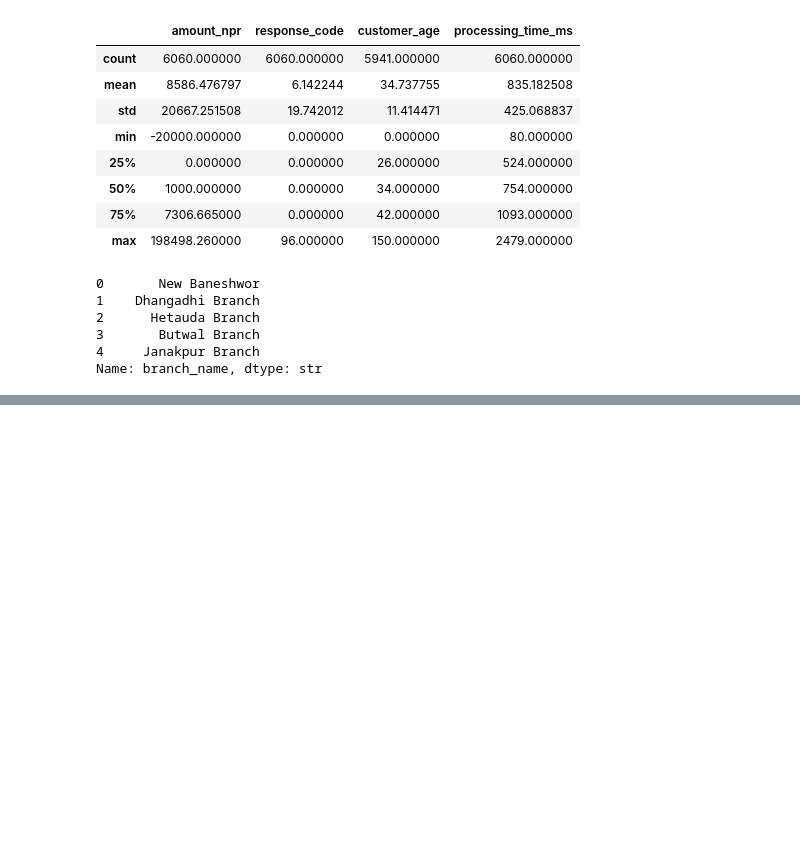
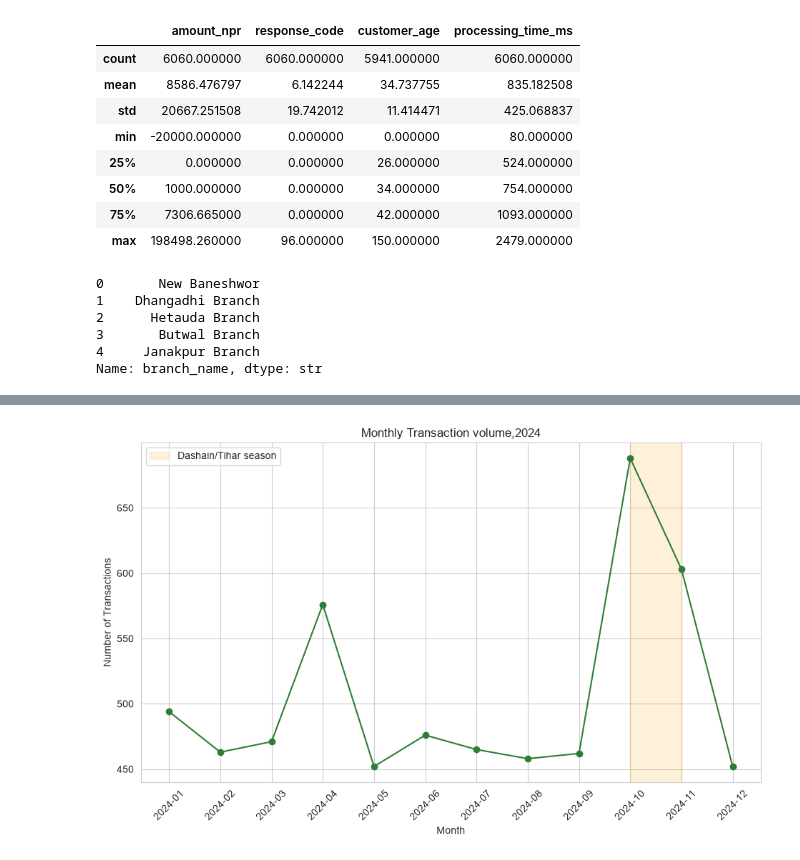
Before and after one commit to udita04/PRG200, a Jupyter notebook: wk5 vcs/wk5.ipynb, the cells around one changed output, grey strips where cells are left out. Cells and saved outputs as stored; diff of their text form; code cells hidden in the pictures; blank space fills up the shorter version.

```diff
--- a/wk5 vcs/wk5.ipynb
+++ b/wk5 vcs/wk5.ipynb
@@ -117,0 +232,14 @@ Name: branch_name, dtype: str
+# %%
+monthly=df.groupby("year_month").size()
+plt.figure()
+plt.plot(monthly.index,monthly.values,marker="o",color="#2E7D32")
+plt.title("Monthly Transaction volume,2024")
+plt.xlabel("Month")
+plt.ylabel("Number of Transactions")
+plt.xticks(rotation=45)
+plt.axvspan("2024-10","2024-11",color="orange",alpha=0.15,label="Dashain/Tihar season")
+plt.legend()
+plt.tight_layout()
+plt.show()
+# %% [output]
+[figure, added]
```
Also changed, not shown: parts of 15 cells of this notebook, 2 other files.
